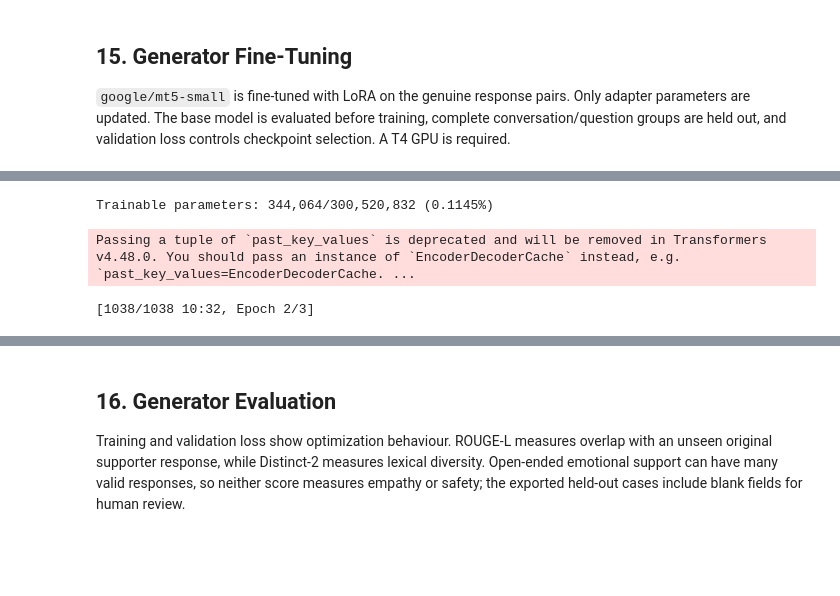
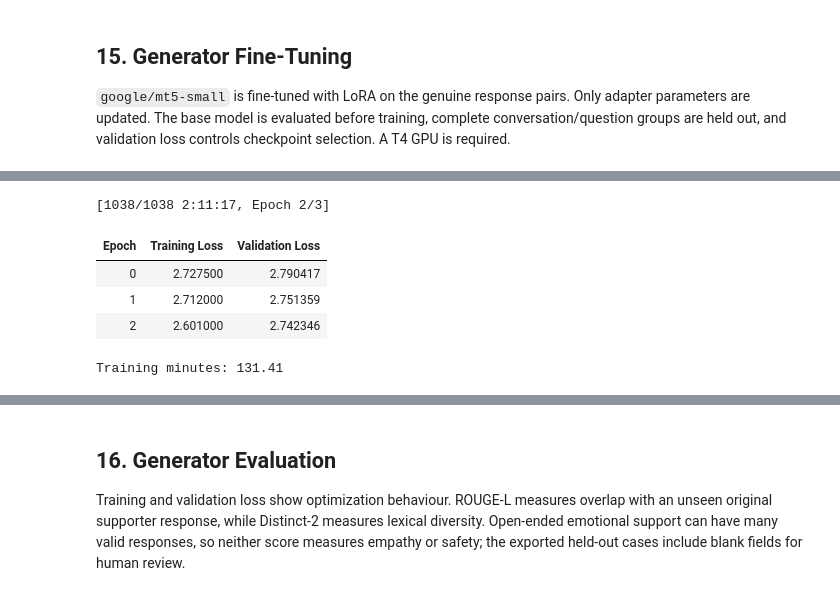
Before and after one commit to IrutingaboRaissa/UMUBYEYI, a Jupyter notebook: notebooks/umubyeyi.ipynb, the cells around one changed output, grey strips where cells are left out. Drawn from its saved outputs; the diff is of its cells as text; code cells hidden in the pictures; blank space fills up the shorter version.

```diff
--- a/notebooks/umubyeyi.ipynb
+++ b/notebooks/umubyeyi.ipynb
@@ -1003,36 +996,56 @@ are held out, and validation loss controls checkpoint selection. A T4 GPU is req
 import torch
 from peft import LoraConfig, TaskType, get_peft_model
 from transformers import (
-    AutoModelForSeq2SeqLM, AutoTokenizer, DataCollatorForSeq2Seq,
-    EarlyStoppingCallback, Seq2SeqTrainer, Seq2SeqTrainingArguments,
+    AutoModelForCausalLM, AutoTokenizer,
+    EarlyStoppingCallback, Trainer, TrainingArguments, default_data_collator,
 )
 
+# Switched from mT5 (encoder-decoder) to BLOOMZ (decoder-only, genuinely general-purpose
+# text generation) for two evidence-based reasons: (1) BLOOM's real training corpus (ROOTS)
+# explicitly includes Kinyarwanda -- verified directly on the model card -- whereas
+# comparable decoder-only alternatives (mGPT, XGLM) do not include it at all; (2) T5-style
+# span-corruption pretraining is prone to leaking sentinel-token artifacts (e.g. <extra_id_0>)
+# in low-data fine-tuning, which is plausibly why the earlier mT5 adapter degenerated so
+# often. Kinyarwanda's share of BLOOM's pretraining is still small (~0.003% of ROOTS) --
+# this buys real, non-zero exposure, not fluency; framed honestly in the manifest below.
 assert torch.cuda.is_available(), 'Select a T4 GPU runtime before running this section.'
-BASE_MODEL = 'google/mt5-small'
-GENERATOR_DIR = MODEL_DIR / 'umubyeyi-mt5-lora'
+BASE_MODEL = 'bigscience/bloomz-560m'
+GENERATOR_DIR = MODEL_DIR / 'umubyeyi-bloomz-lora'
 tokenizer = AutoTokenizer.from_pretrained(BASE_MODEL)
+if tokenizer.pad_token is None:
+    tokenizer.pad_token = tokenizer.eos_token
+
+GENERATOR_MAX_LENGTH = 512
 
 generator_splits = {
     split: generator_frame.loc[generator_frame['split'].eq(split), ['input', 'target']].to_dict('records')
     for split in ['train', 'validation', 'test']
 }
 
-def tokenize_generator(batch):
-    encoded = tokenizer(batch['input'], max_length=384, truncation=True)
-    encoded['labels'] = tokenizer(
-        text_target=batch['target'], max_length=180, truncation=True
-    )['input_ids']
-    return encoded
+def tokenize_bloomz_generator(example):
+    # Decoder-only causal LM: concatenate prompt + response, then mask the prompt out of
+    # the loss (-100) so the model is only trained to predict the response -- it never
+    # learns to "predict its own question" the way an unmasked causal LM fine-tune would.
+    prompt_ids = tokenizer(example['input'] + '\n', add_special_tokens=False)['input_ids']
+    response_ids = tokenizer(' ' + example['target'], add_special_tokens=False)['input_ids'] + [tokenizer.eos_token_id]
+    input_ids = (prompt_ids + response_ids)[:GENERATOR_MAX_LENGTH]
+    labels = ([-100] * len(prompt_ids) + response_ids)[:GENERATOR_MAX_LENGTH]
+    pad_len = GENERATOR_MAX_LENGTH - len(input_ids)
+    attention_mask = [1] * len(input_ids) + [0] * pad_len
+    input_ids = input_ids + [tokenizer.pad_token_id] * pad_len
+    labels = labels + [-100] * pad_len
+    return {'input_ids': input_ids, 'attention_mask': attention_mask, 'labels': labels}
 
 tokenized_generator = {
     split: Dataset.from_list(rows).map(
-        tokenize_generator, batched=True, remove_columns=['input', 'target']
+        tokenize_bloomz_generator, remove_columns=['input', 'target']
     ) for split, rows in generator_splits.items()
 }
-base_model = AutoModelForSeq2SeqLM.from_pretrained(BASE_MODEL)
+base_model = AutoModelForCausalLM.from_pretrained(BASE_MODEL)
 generator_model = get_peft_model(base_model, LoraConfig(
-    task_type=TaskType.SEQ_2_SEQ_LM, r=8, lora_alpha=16,
-    lora_dropout=.05, target_modules=['q', 'v'], bias='none',
+    task_type=TaskType.CAUSAL_LM, r=8, lora_alpha=16, lora_dropout=.05,
+    target_modules=['query_key_value'],  # BLOOM's fused Q/K/V attention projection
+    bias='none',
 )).to('cuda')
 trainable_parameters, total_parameters = generator_model.get_nb_trainable_parameters()
 print(
@@ -1043,35 +1056,38 @@ print(
 held_out_generator = generator_frame.query("split == 'test'").head(100).to_dict('records')
 
 def generate_responses(model, rows):
+    # Sampled, not greedy/beam: repeated identical questions should not always read back
+    # the exact same wording. Strict grounding/quality checks happen downstream, not here.
     predictions = []
     model.eval()
     for row in rows:
-        batch = tokenizer(
-            row['input'], return_tensors='pt', truncation=True, max_length=384
-        ).to(model.device)
+        prompt = row['input'] + '\n'
+        batch = tokenizer(prompt, return_tensors='pt', truncation=True, max_length=384).to(model.device)
         with torch.inference_mode():
             output = model.generate(
-                **batch, max_new_tokens=160, num_beams=2, no_repeat_ngram_size=3
+                **batch, max_new_tokens=120, do_sample=True, temperature=0.8, top_p=0.9,
+                no_repeat_ngram_size=3, pad_token_id=tokenizer.pad_token_id,
             )
-        predictions.append(tokenizer.decode(output[0], skip_special_tokens=True).strip())
+        # A causal LM echoes the prompt back before continuing -- decode only the new tokens.
+        new_tokens = output[0][batch['input_ids'].shape[1]:]
+        predictions.append(tokenizer.decode(new_tokens, skip_special_tokens=True).strip())
     return predictions
 
 baseline_predictions = generate_responses(generator_model, held_out_generator)
-training_arguments = Seq2SeqTrainingArguments(
+training_arguments = TrainingArguments(
     output_dir=str(OUTPUT_ROOT / 'generator_checkpoints'),
-    num_train_epochs=3, learning_rate=3e-4,
+    num_train_epochs=3, learning_rate=2e-4,
     per_device_train_batch_size=4, per_device_eval_batch_size=4,
     gradient_accumulation_steps=4, eval_strategy='epoch', save_strategy='epoch',
     logging_steps=25, save_total_limit=2, load_best_model_at_end=True,
     metric_for_best_model='eval_loss', greater_is_better=False,
     report_to='none', fp16=False, seed=SEED,
 )
-generator_trainer = Seq2SeqTrainer(
+generator_trainer = Trainer(
     model=generator_model, args=training_arguments,
     train_dataset=tokenized_generator['train'],
     eval_dataset=tokenized_generator['validation'],
-    data_collator=DataCollatorForSeq2Seq(tokenizer, model=generator_model),
-    processing_class=tokenizer,
+    data_collator=default_data_collator,
     callbacks=[EarlyStoppingCallback(early_stopping_patience=2)],
 )
 training_started = time.time()
@@ -1082,3 +1098,6 @@ You are using the default legacy behaviour of the <class 'transformers.models.t5
-Trainable parameters: 344,064/300,520,832 (0.1145%)
+[1038/1038 2:11:17, Epoch 2/3]
+| Epoch | Training Loss | Validation Loss |
+| 0 | 2.727500 | 2.790417 |
+| 1 | 2.712000 | 2.751359 |
+| 2 | 2.601000 | 2.742346 |
-Passing a tuple of `past_key_values` is deprecated and will be removed in Transformers v4.48.0. You should pass an instance of `EncoderDecoderCache` instead, e.g. `past_key_values=EncoderDecoderCache. ...
+Training minutes: 131.41
-[1038/1038 10:32, Epoch 2/3]
```
Also changed, not shown: parts of 13 cells of this notebook, 56 other files.
